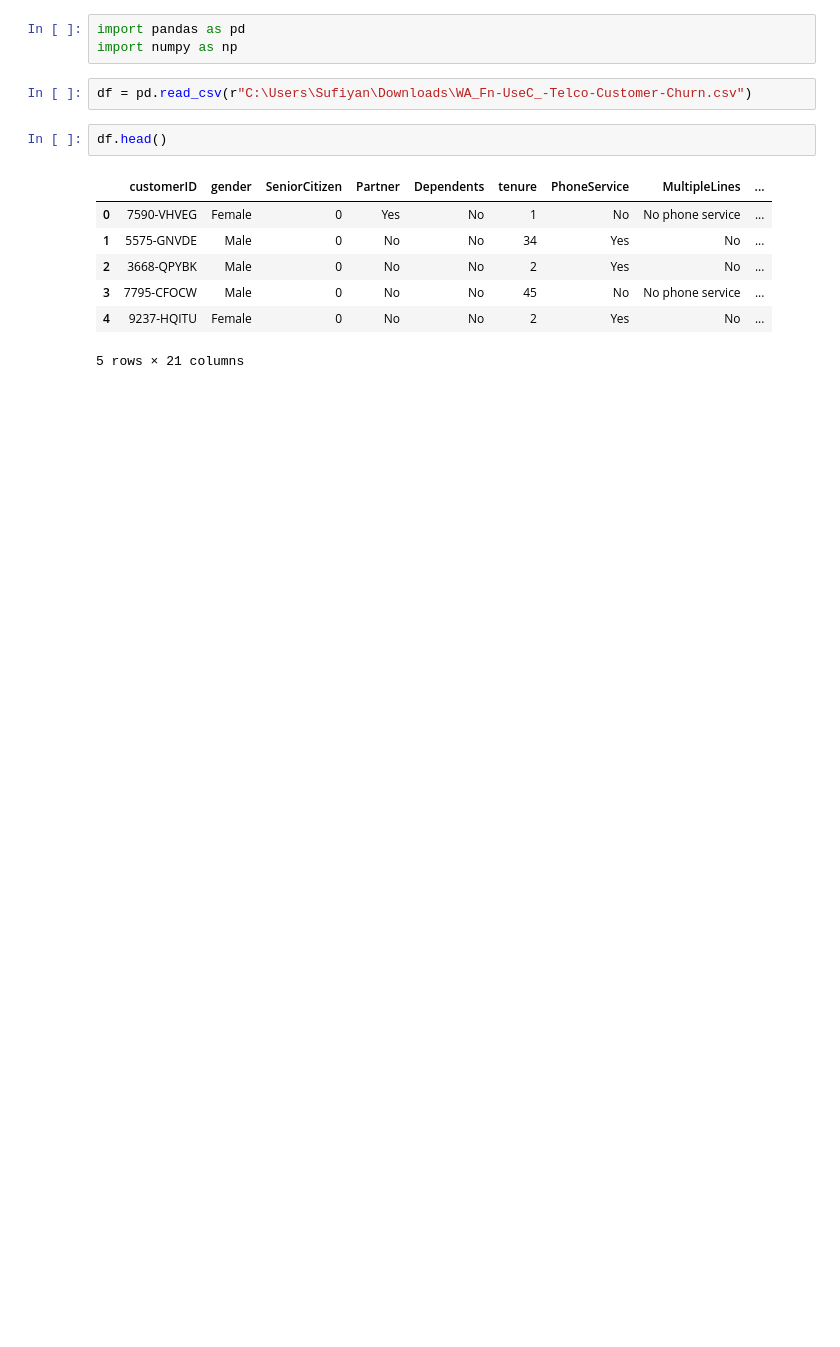
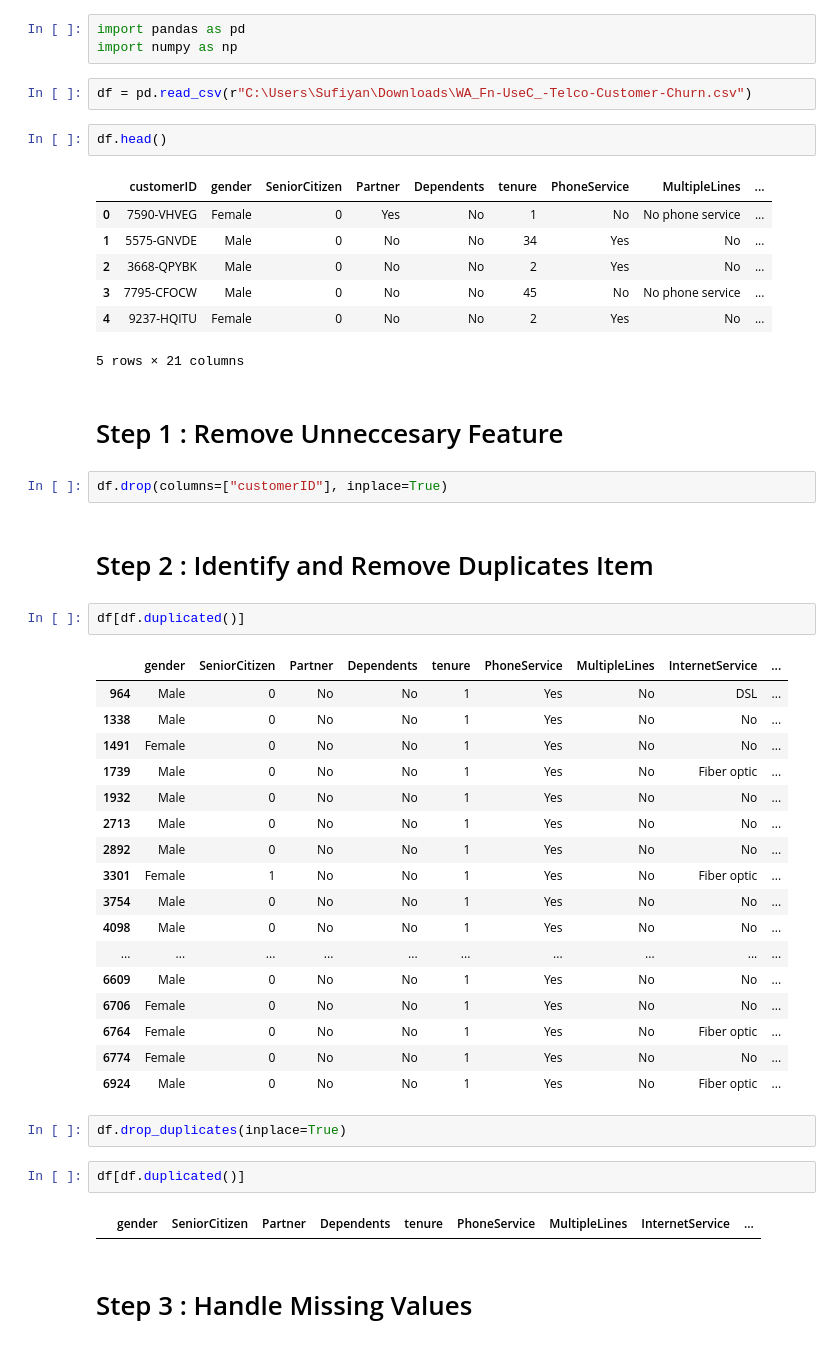
Before and after one commit to Sufiyan1637/Churn_Prediction, a Jupyter notebook: Churn_Prediction.ipynb, the cells around one changed output. Drawn from its saved outputs; the diff is of its cells as text; blank space fills up the shorter version.

Commit message:
Complete Removing Unnecessary Feature, Remove Duplicate Rows, Handle Missing Value

```diff
--- a/Churn_Prediction.ipynb
+++ b/Churn_Prediction.ipynb
@@ -13,3 +13,37 @@ df.head()
 | 3 | 7795-CFOCW | Male | 0 | No | No | 45 | No | No phone service | ... |
 | 4 | 9237-HQITU | Female | 0 | No | No | 2 | Yes | No | ... |
 5 rows × 21 columns
+# %% [markdown]
+# Step 1 : Remove Unneccesary Feature
+# %%
+df.drop(columns=["customerID"], inplace=True)
+# %% [markdown]
+# Step 2 : Identify and Remove Duplicates Item
+# %%
+df[df.duplicated()]
+# %% [output]
+|  | gender | SeniorCitizen | Partner | Dependents | tenure | PhoneService | MultipleLines | InternetService | ... |
+| 964 | Male | 0 | No | No | 1 | Yes | No | DSL | ... |
+| 1338 | Male | 0 | No | No | 1 | Yes | No | No | ... |
+| 1491 | Female | 0 | No | No | 1 | Yes | No | No | ... |
+| 1739 | Male | 0 | No | No | 1 | Yes | No | Fiber optic | ... |
+| 1932 | Male | 0 | No | No | 1 | Yes | No | No | ... |
+| 2713 | Male | 0 | No | No | 1 | Yes | No | No | ... |
+| 2892 | Male | 0 | No | No | 1 | Yes | No | No | ... |
+| 3301 | Female | 1 | No | No | 1 | Yes | No | Fiber optic | ... |
+| 3754 | Male | 0 | No | No | 1 | Yes | No | No | ... |
+| 4098 | Male | 0 | No | No | 1 | Yes | No | No | ... |
+| ... | ... | ... | ... | ... | ... | ... | ... | ... | ... |
+| 6609 | Male | 0 | No | No | 1 | Yes | No | No | ... |
+| 6706 | Female | 0 | No | No | 1 | Yes | No | No | ... |
+| 6764 | Female | 0 | No | No | 1 | Yes | No | Fiber optic | ... |
+| 6774 | Female | 0 | No | No | 1 | Yes | No | No | ... |
+| 6924 | Male | 0 | No | No | 1 | Yes | No | Fiber optic | ... |
+# %%
+df.drop_duplicates(inplace=True)
+# %%
+df[df.duplicated()]
+# %% [output]
+|  | gender | SeniorCitizen | Partner | Dependents | tenure | PhoneService | MultipleLines | InternetService | ... |
+# %% [markdown]
+# Step 3 : Handle Missing Values
```
Also changed, not shown: parts of 4 cells of this notebook.
